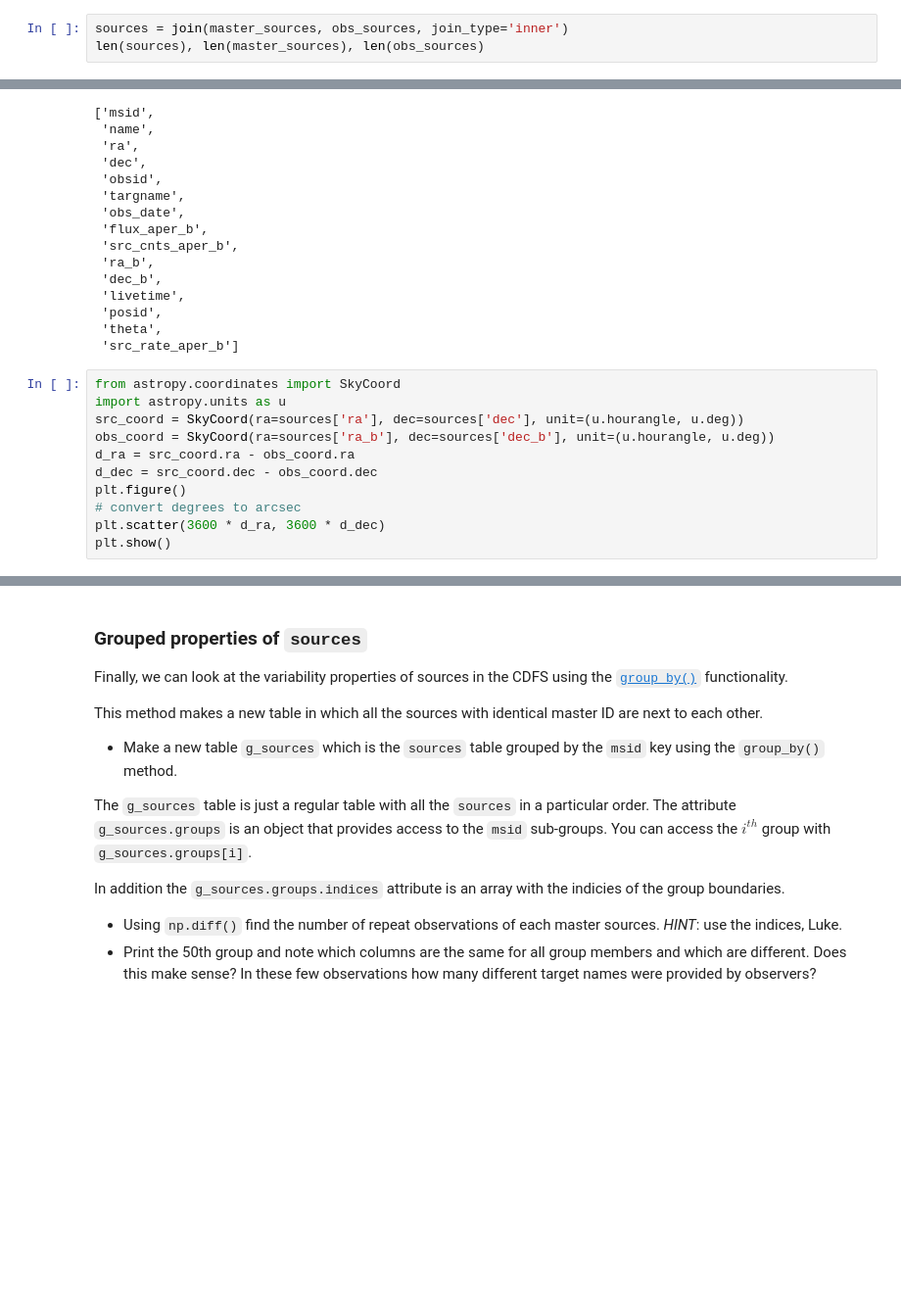
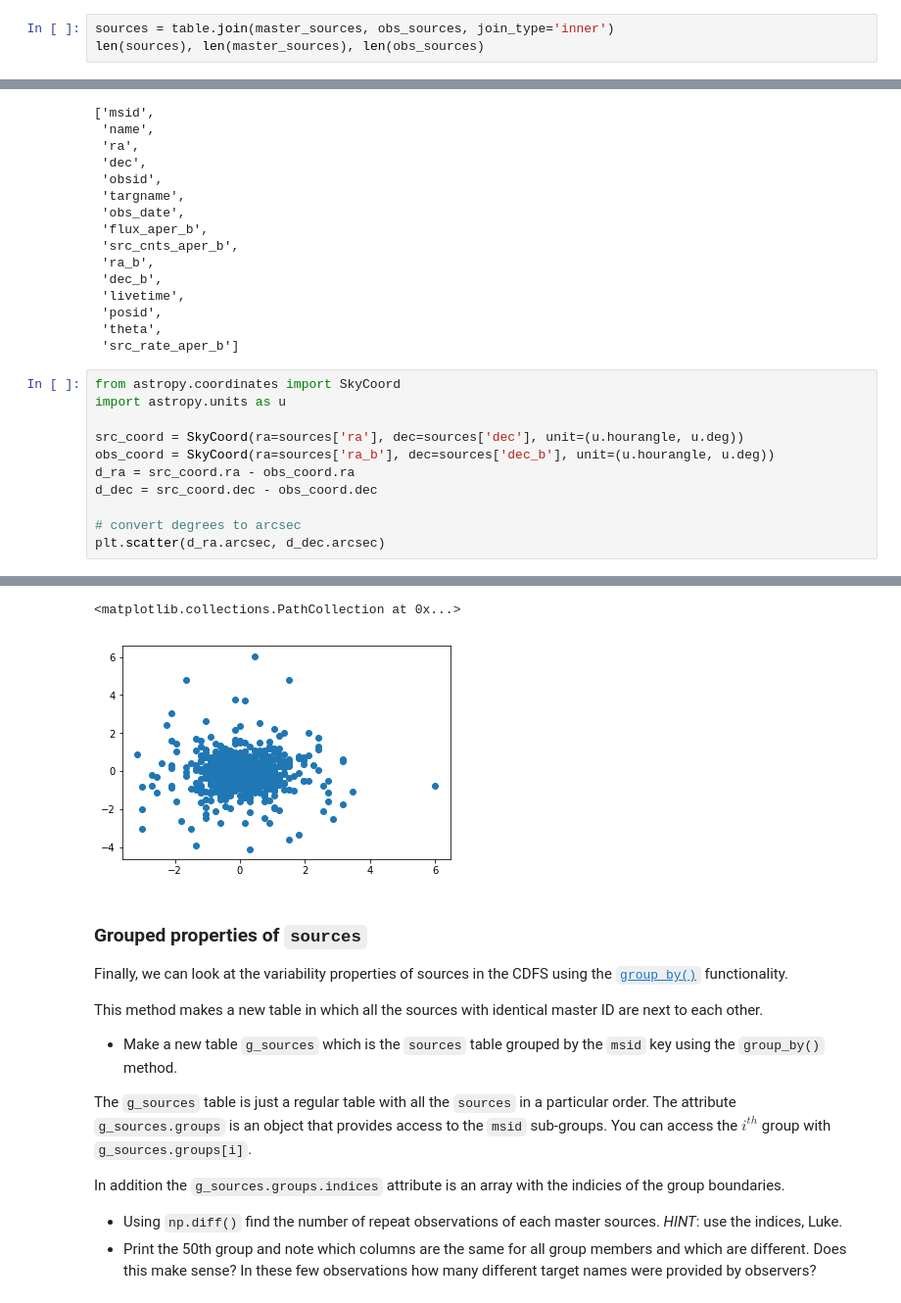
Before and after one commit to astropy/astropy-workshop, a Jupyter notebook: 06-Tables/Tables_solutions.ipynb, the cells around one changed output, grey strips where cells are left out. Shown at 98% size. Cells and saved outputs as stored; diff of their text form; blank space fills up the shorter version.

```diff
--- a/06-Tables/Tables_solutions.ipynb
+++ b/06-Tables/Tables_solutions.ipynb
@@ -154,7 +157,7 @@ The `master_sources` and `obs_sources` tables share a common `msid` column. What
 
 - *Advanced*: Make a scatter plot of the RA (x-axis) and Dec (y-axis) difference between the master source position and the observation source position.  You'll need to use `coordinates`!
 # %%
-sources = join(master_sources, obs_sources, join_type='inner')
+sources = table.join(master_sources, obs_sources, join_type='inner')
 len(sources), len(master_sources), len(obs_sources)
 # %% [output]
 (1555, 209, 1637)
@@ -179,12 +182,12 @@ sources.colnames
 # %%
 from astropy.coordinates import SkyCoord
 import astropy.units as u
+
 src_coord = SkyCoord(ra=sources['ra'], dec=sources['dec'], unit=(u.hourangle, u.deg))
 obs_coord = SkyCoord(ra=sources['ra_b'], dec=sources['dec_b'], unit=(u.hourangle, u.deg))
 d_ra = src_coord.ra - obs_coord.ra
 d_dec = src_coord.dec - obs_coord.dec
-plt.figure()
+
 # convert degrees to arcsec
-plt.scatter(3600 * d_ra, 3600 * d_dec)
-plt.show()
+plt.scatter(d_ra.arcsec, d_dec.arcsec)
 # %% [output]
@@ -193,3 +194,5 @@ plt.show()
+<matplotlib.collections.PathCollection at 0x...>
+[figure, added]
 # %% [markdown]
 ### Grouped properties of `sources`
 
```
Also changed, not shown: parts of 8 cells of this notebook, 1 other file.
